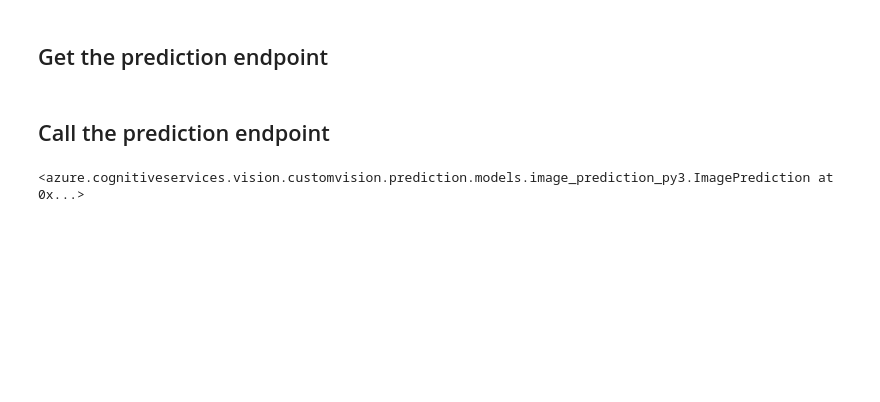
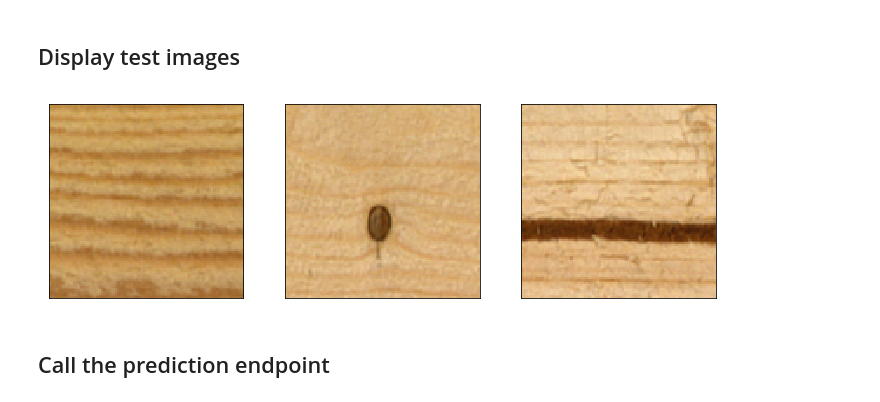
Before and after one commit to BienioM/CognitiveServicesWorkshop, a Jupyter notebook: Lab02-CustomVision/predict.ipynb, the cells around one changed output. Drawn from its saved outputs; the diff is of its cells as text; code cells hidden in the pictures; blank space fills up the shorter version.

```diff
--- a/Lab02-CustomVision/predict.ipynb
+++ b/Lab02-CustomVision/predict.ipynb
@@ -10,2 +6,0 @@ project_id = '43e2fc7f-47e8-446e-b2fa-5e5861560d70'
-# %% [markdown]
-## Get  the prediction endpoint
@@ -18,2 +10,25 @@ predictor = prediction_endpoint.PredictionEndpoint(prediction_key)
+# %% [markdown]
+## Display test images
+# %%
+import os
+import numpy as np
+from PIL import Image
+import matplotlib.pyplot as plt
+from matplotlib.pyplot import imshow
+%matplotlib inline
+
+images_dir = 'Samples/testing'
+images = [os.path.join(images_dir, file) for file in os.listdir(images_dir)]
+
+figsize=(10, 8)
+fig, axis = plt.subplots(len(images)//3, 3, figsize=figsize)
+fig.tight_layout()
+for ax, image_path in zip(axis.flat[0:], images):
+    image = Image.open(image_path)
+    ax.get_xaxis().set_visible(False)
+    ax.get_yaxis().set_visible(False)
+    ax.imshow(image)
+# %% [output]
+[figure, added]
 # %% [markdown]
 ## Call the prediction endpoint
@@ -25,4 +34,0 @@ with open(test_img, mode="rb") as test_data:
-# %%
-results
-# %% [output]
-<azure.cognitiveservices.vision.customvision.prediction.models.image_prediction_py3.ImagePrediction at 0x...>
```
Also changed, not shown: parts of 6 cells of this notebook, 19 other files.
